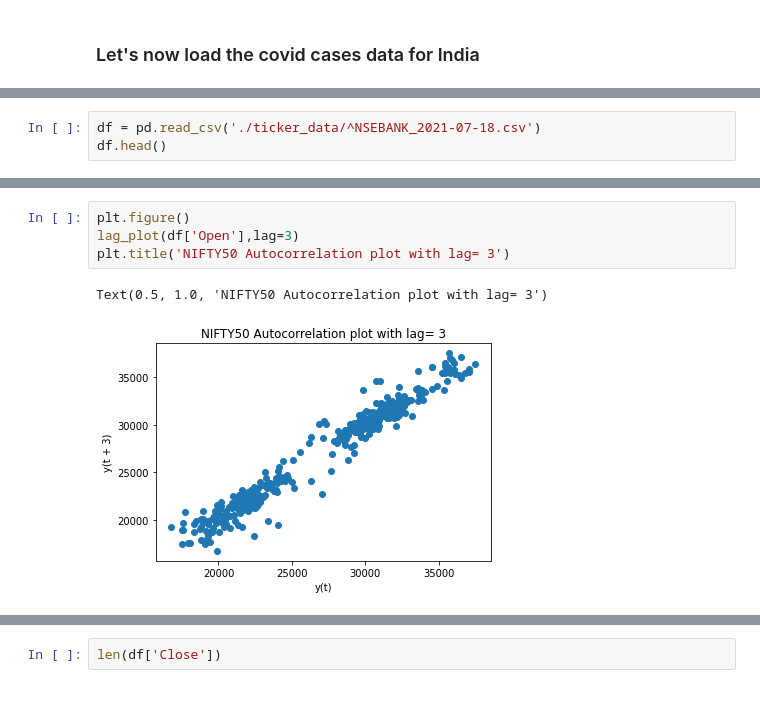
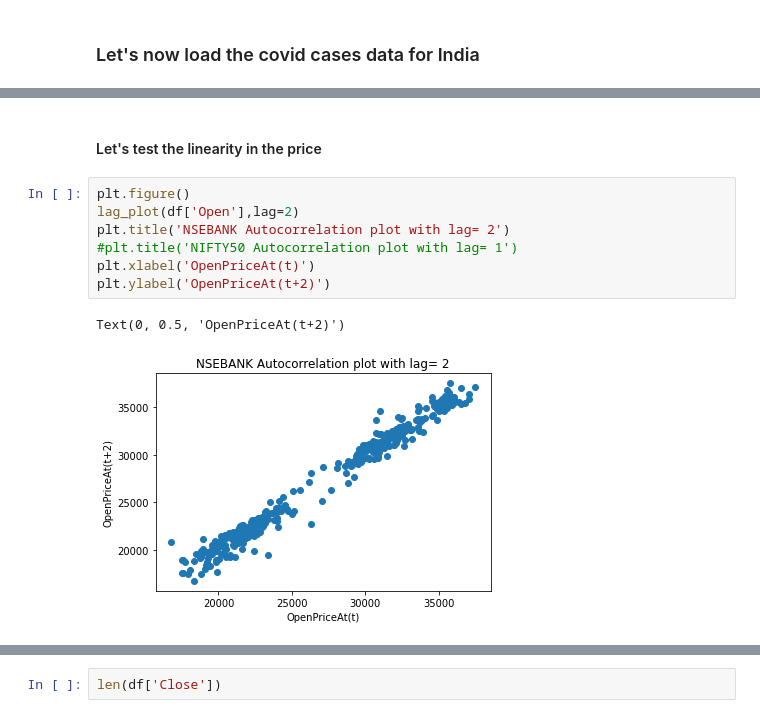
Before and after one commit to imamitsehgal/ThesisLJMU, a Jupyter notebook: ThesisProject.ipynb, the cells around one changed output, grey strips where cells are left out. Cells and saved outputs as stored; diff of their text form.

Commit message:
More graphs

```diff
--- a/ThesisProject.ipynb
+++ b/ThesisProject.ipynb
@@ -269,6 +264,3 @@ In country_regions
       dtype='object')
 In country/regions
 {'Combined_Key', 'Deaths', 'Long_', 'Country/Region', 'Province_State', 'Lat', 'Case-Fatality_Ratio', 'Admin2', 'Country_Region', 'Latitude', 'Confirmed', 'Incidence_Rate', 'FIPS', 'Last_Update', 'Rec ...
-# %%
-df = pd.read_csv('./ticker_data/^NSEBANK_2021-07-18.csv')
-df.head()
@@ -282,7 +279,12 @@ df.head()
+# %% [markdown]
+#### Let's test the linearity in the price
 # %%
 plt.figure()
-lag_plot(df['Open'],lag=3)
-plt.title('NIFTY50 Autocorrelation plot with lag= 3')
+lag_plot(df['Open'],lag=2)
+plt.title('NSEBANK Autocorrelation plot with lag= 2')
+#plt.title('NIFTY50 Autocorrelation plot with lag= 1')
+plt.xlabel('OpenPriceAt(t)')
+plt.ylabel('OpenPriceAt(t+2)')
 # %% [output]
-Text(0.5, 1.0, 'NIFTY50 Autocorrelation plot with lag= 3')
+Text(0, 0.5, 'OpenPriceAt(t+2)')
-[figure, old version]
+[figure, new version]
```
Also changed, not shown: parts of 5 cells of this notebook, 1 other file.
